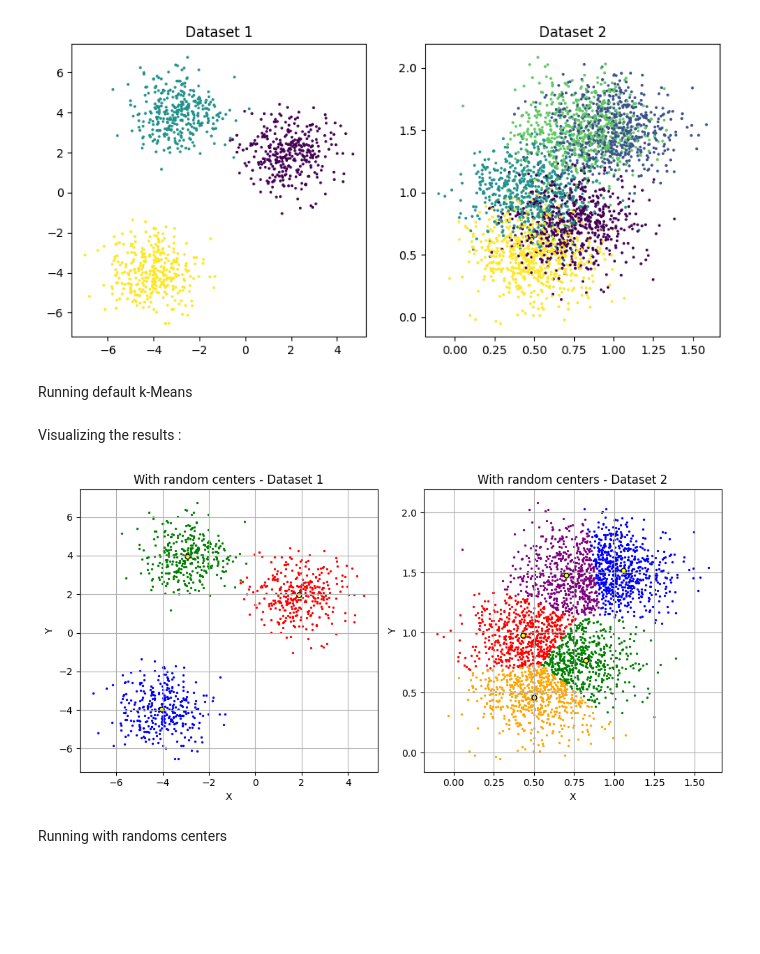
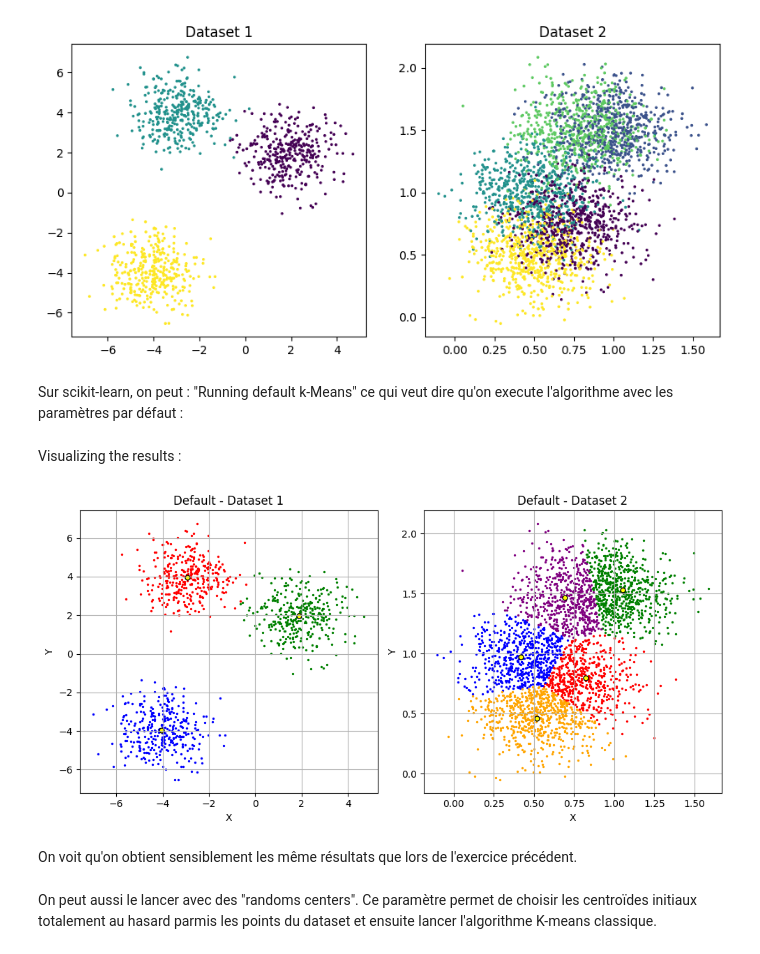
Before and after one commit to pleopleo6/FTP__ML, a Jupyter notebook: ML-PW-08-pellandini-gervasio-jaquet/ex4-clustering-pellandini-gervasio-jaquet.ipynb, the cells around one changed output. Cells and saved outputs as stored; diff of their text form; code cells hidden in the pictures; blank space fills up the shorter version.

```diff
--- a/ML-PW-08-pellandini-gervasio-jaquet/ex4-clustering-pellandini-gervasio-jaquet.ipynb
+++ b/ML-PW-08-pellandini-gervasio-jaquet/ex4-clustering-pellandini-gervasio-jaquet.ipynb
@@ -39,7 +36,7 @@ plt.show()
 # %% [output]
 [figure]
 # %% [markdown]
-Running default k-Means
+Sur scikit-learn, on peut : "Running default k-Means" ce qui veut dire qu'on execute l'algorithme avec les paramètres par défaut :
 # %%
 kmeans_1 = KMeans(n_clusters=3).fit(data1)
 kmeans_2 = KMeans(n_clusters=5).fit(data2)
@@ -60,38 +57,40 @@ def plot_results(kmeans: KMeans, data: np.ndarray, title: str):
             points[:, 1],
             color=couleurs[i % len(couleurs)],
             s=2,
             label=f'Cluster {classe}'
         )
 
     centres = kmeans.cluster_centers_
     plt.scatter(
         centres[:, 0],
         centres[:, 1],
         color='yellow',
         marker='.',
         s=100,
         edgecolors='black',
         label='centroids'
     )
 
     plt.title(title)
     plt.xlabel("X")
     plt.ylabel("Y")
     plt.grid(True)
 
 
 
 plt.figure(figsize=(10, 5))
 plt.subplot(1, 2, 1)
-plot_results(kmeans_1, data1, "With random centers - Dataset 1")
+plot_results(kmeans_1, data1, "Default - Dataset 1")
 plt.subplot(1, 2, 2)
-plot_results(kmeans_2, data2, "With random centers - Dataset 2")
+plot_results(kmeans_2, data2, "Default - Dataset 2")
 plt.tight_layout()
 plt.show()
 # %% [output]
-[figure, old version]
+[figure, new version]
+# %% [markdown]
+On voit qu'on obtient sensiblement les même résultats que lors de l'exercice précédent.
 # %% [markdown]
-Running with randoms centers
+On peut aussi le lancer avec des "randoms centers". Ce paramètre permet de choisir les centroïdes initiaux totalement au hasard parmis les points du dataset et ensuite lancer l'algorithme K-means classique.
 # %%
 kmeans_1 = KMeans(n_clusters=3, init="random").fit(data1)
 kmeans_2 = KMeans(n_clusters=5, init="random").fit(data2)
```
Also changed, not shown: parts of 13 cells of this notebook.
